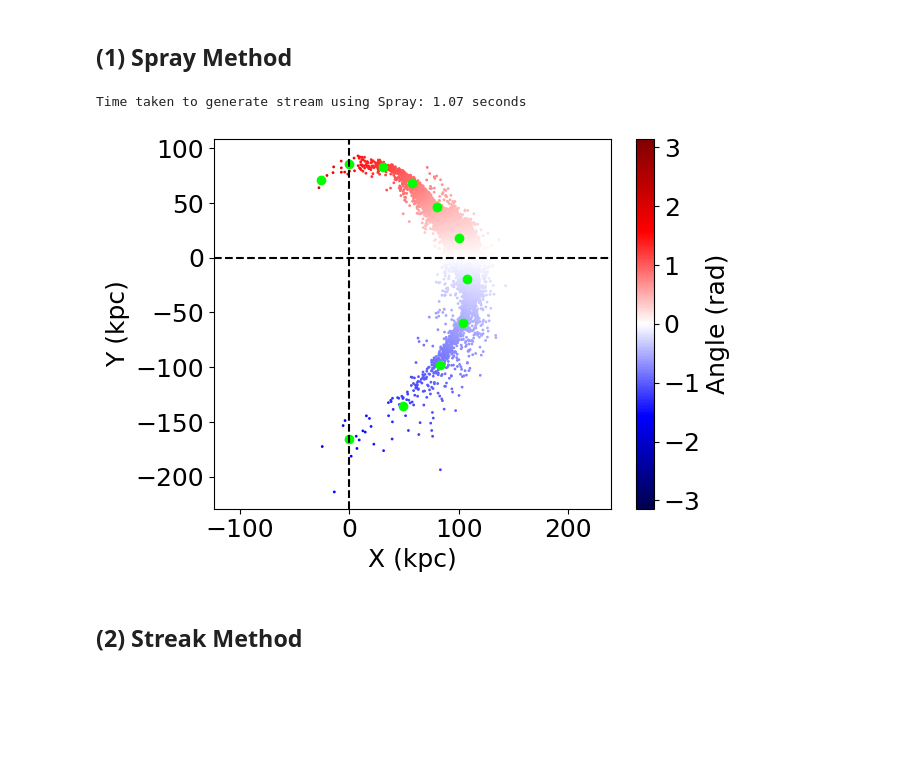
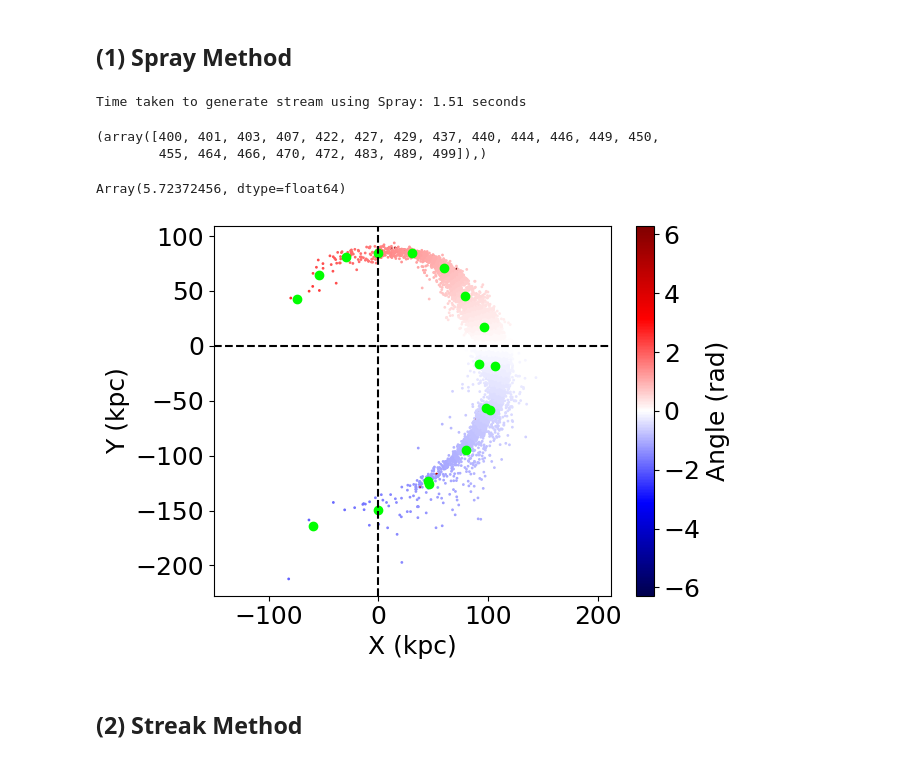
Before and after one commit to David-Chemaly/StreaMAX, a Jupyter notebook: quick_start.ipynb, the cells around one changed output. Cells and saved outputs as stored; diff of their text form; code cells hidden in the pictures; blank space fills up the shorter version.

```diff
--- a/quick_start.ipynb
+++ b/quick_start.ipynb
@@ -23,8 +23,8 @@ x0, y0, z0 = 100.0, 0.0, 0.0     # Position in kpc
 vx0, vy0, vz0 = 0.0, 200.0, 0.0  # Velocity in km/s
 
 # Integration time
-time = 3.0 # Gyr
-alpha = 1.05
+time = 4. # Gyr
+alpha = 1.0
 
 params = (logM, Rs, q, dirx, diry, dirz, logm, rs, x0, y0, z0, vx0, vy0, vz0, time, alpha)
 
@@ -33,26 +44,35 @@ n_particles = 10000 # Number of particles in the stream
 # %% [markdown]
 ## (1) Spray Method
 # %%
-from models import generate_stream_spray
+from spray import generate_stream_spray
 
 start = tt.time()
-theta_stream, xv_stream_spray = generate_stream_spray(params,  seed=111, n_steps=n_steps, n_particles=n_particles)
+theta_stream, xv_stream_spray = generate_stream_spray(params,  111)
 end = tt.time()
 print(f"Time taken to generate stream using Spray: {end - start:.2f} seconds")
-count, theta_bin, r_bin, w_bin = get_track(theta_stream, xv_stream[:, 0], xv_stream[:, 1])
+count, theta_bin, r_bin, w_bin = get_track(theta_stream, xv_stream_spray[:, 0], xv_stream_spray[:, 1])
 # %% [output]
-Time taken to generate stream using Spray: 1.07 seconds
+Time taken to generate stream using Spray: 1.51 seconds
+# %%
+np.where(theta_stream > 3*np.pi/2)
+# %% [output]
+(array([400, 401, 403, 407, 422, 427, 429, 437, 440, 444, 446, 449, 450,
+        455, 464, 466, 470, 472, 483, 489, 499]),)
+# %%
+theta_stream[400]
+# %% [output]
+Array(5.72372456, dtype=float64)
 # %%
-plt.scatter(xv_stream[:, 0], xv_stream[:, 1], c=theta_stream, s=1, cmap='seismic', vmin=-np.pi, vmax=np.pi)
+plt.scatter(xv_stream_spray[:, 0], xv_stream_spray[:, 1], c=theta_stream, s=1, cmap='seismic', vmin=-2*np.pi, vmax=2*np.pi)
 plt.colorbar(label='Angle (rad)')
 plt.scatter(r_bin*np.cos(theta_bin), r_bin*np.sin(theta_bin), c='lime')
 plt.axvline(0, color='k', linestyle='--')
 plt.axhline(0, color='k', linestyle='--')
 plt.xlabel('X (kpc)')
 plt.ylabel('Y (kpc)')
 plt.axis('equal');
 # %% [output]
-[figure, old version]
+[figure, new version]
 # %% [markdown]
 ## (2) Streak Method
 # %%
```
Also changed, not shown: parts of 22 cells of this notebook, 6 other files.
